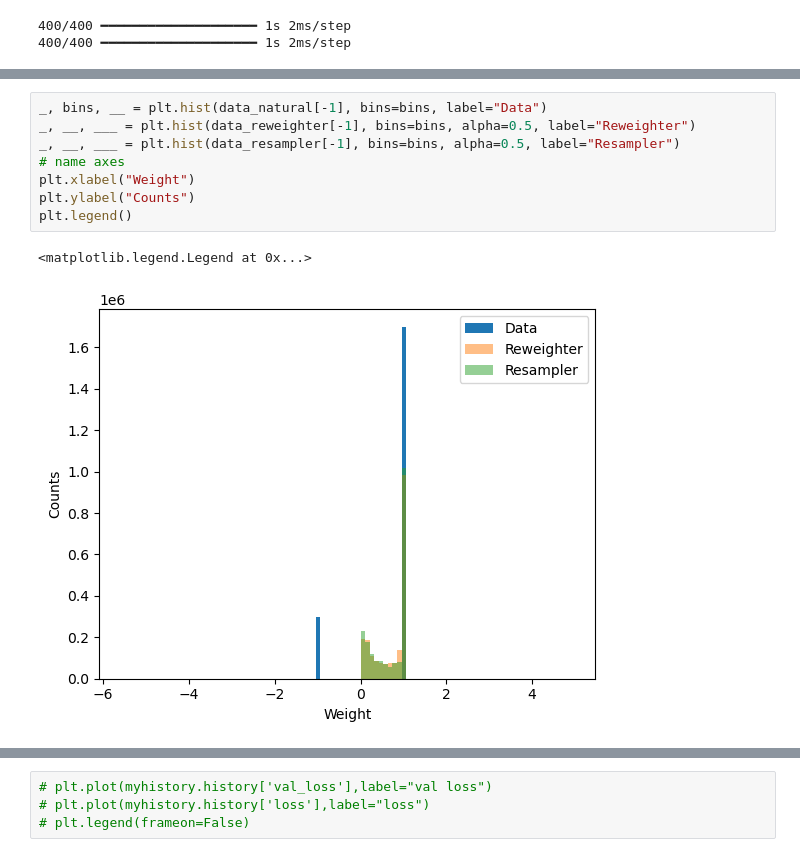
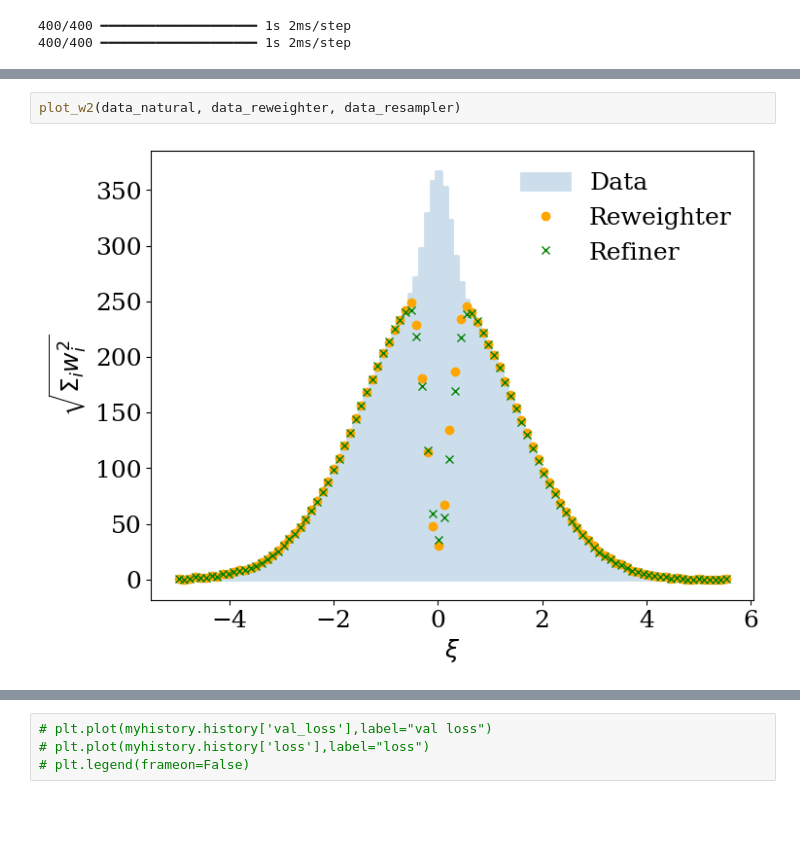
Before and after one commit to Nollde/weight_refiner, a Jupyter notebook: GaussianExample.ipynb, the cells around one changed output, grey strips where cells are left out. Drawn from its saved outputs; the diff is of its cells as text; blank space fills up the shorter version.

```diff
--- a/GaussianExample.ipynb
+++ b/GaussianExample.ipynb
@@ -62,11 +49,4 @@ plt.legend()
-# %%
-_, bins, __ = plt.hist(data_natural[-1], bins=bins, label="Data")
-_, __, ___ = plt.hist(data_reweighter[-1], bins=bins, alpha=0.5, label="Reweighter")
-_, __, ___ = plt.hist(data_resampler[-1], bins=bins, alpha=0.5, label="Resampler")
-# name axes
-plt.xlabel("Weight")
-plt.ylabel("Counts")
-plt.legend()
-# %% [output]
-<matplotlib.legend.Legend at 0x...>
-[figure, removed]
+# %%
+plot_w2(data_natural, data_reweighter, data_resampler)
+# %% [output]
+[figure, added]
```
Also changed, not shown: parts of 13 cells of this notebook, 1 other file.
